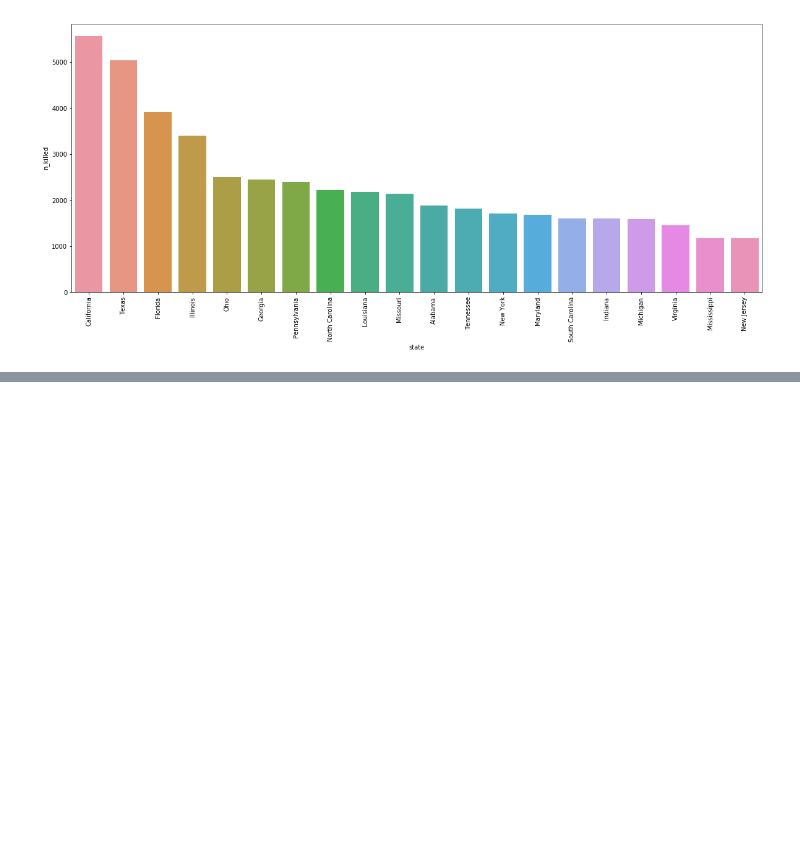
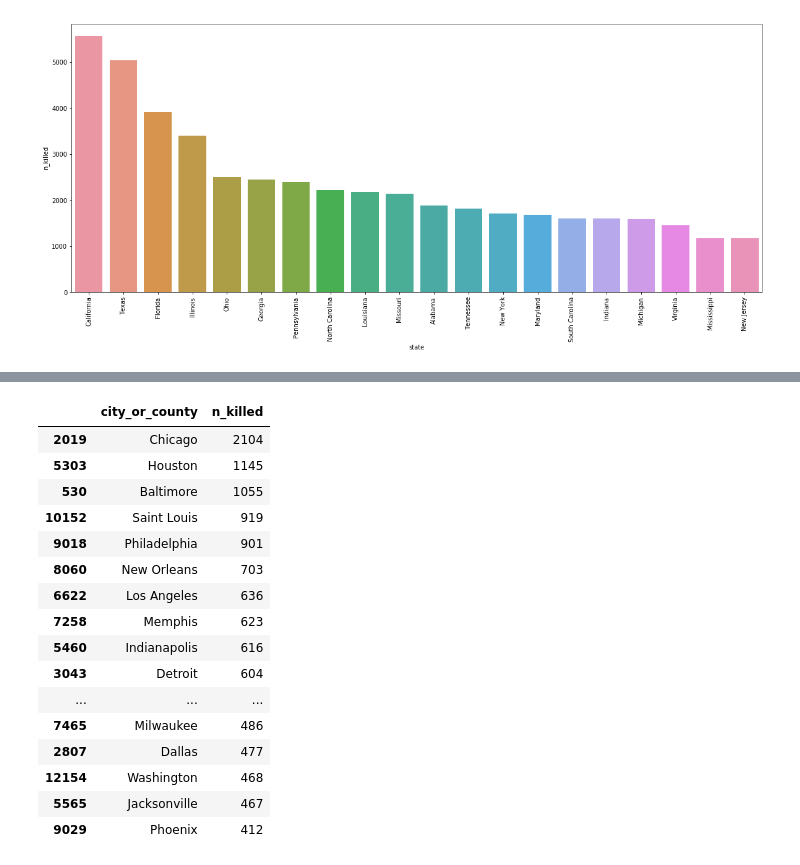
Before and after one commit to AndyDeNike/gun_violence_us_data, a Jupyter notebook: gun_violence_us_data_2013_18.ipynb, the cells around one changed output, grey strips where cells are left out. Cells and saved outputs as stored; diff of their text form; code cells hidden in the pictures; blank space fills up the shorter version.

```diff
--- a/gun_violence_us_data_2013_18.ipynb
+++ b/gun_violence_us_data_2013_18.ipynb
@@ -200,0 +231,20 @@ sns.barplot(x='state', y='n_killed', data=df_sorted_n_killed_by_state)
+# %%
+df[['city_or_county', 'n_killed']].groupby(['city_or_county'],as_index=False).sum().sort_values(by='n_killed', ascending=False).head(20)
+# %% [output]
+|  | city_or_county | n_killed |
+| 2019 | Chicago | 2104 |
+| 5303 | Houston | 1145 |
+| 530 | Baltimore | 1055 |
+| 10152 | Saint Louis | 919 |
+| 9018 | Philadelphia | 901 |
+| 8060 | New Orleans | 703 |
+| 6622 | Los Angeles | 636 |
+| 7258 | Memphis | 623 |
+| 5460 | Indianapolis | 616 |
+| 3043 | Detroit | 604 |
+| ... | ... | ... |
+| 7465 | Milwaukee | 486 |
+| 2807 | Dallas | 477 |
+| 12154 | Washington | 468 |
+| 5565 | Jacksonville | 467 |
+| 9029 | Phoenix | 412 |
```
Also changed, not shown: parts of 2 cells of this notebook.
